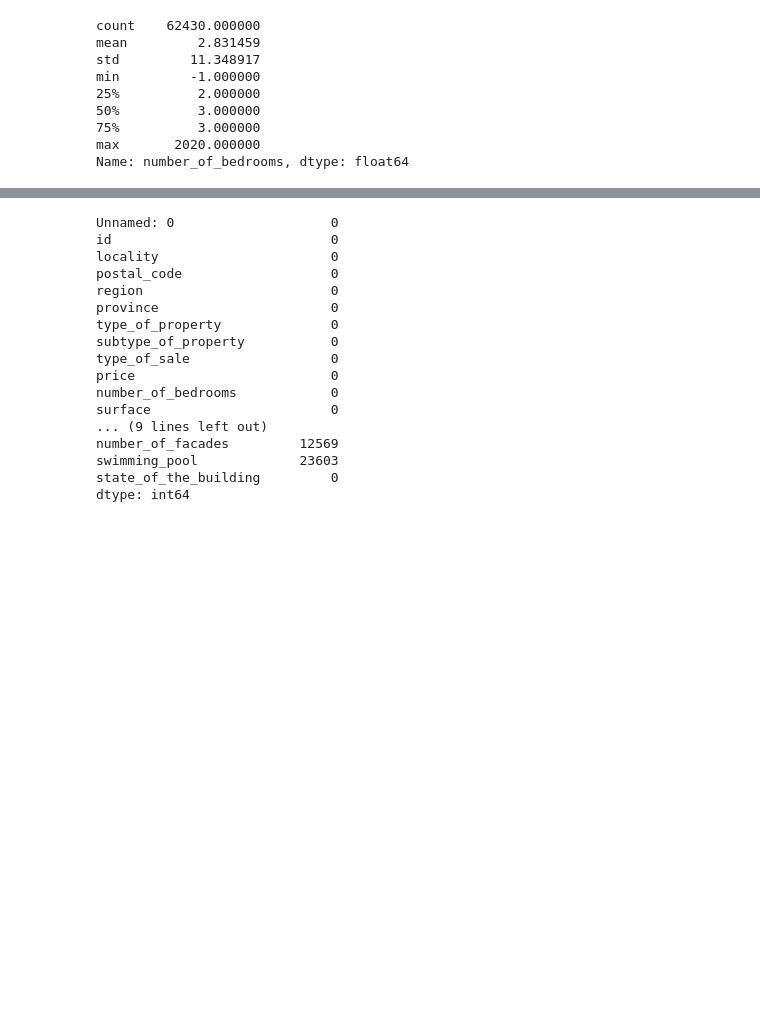
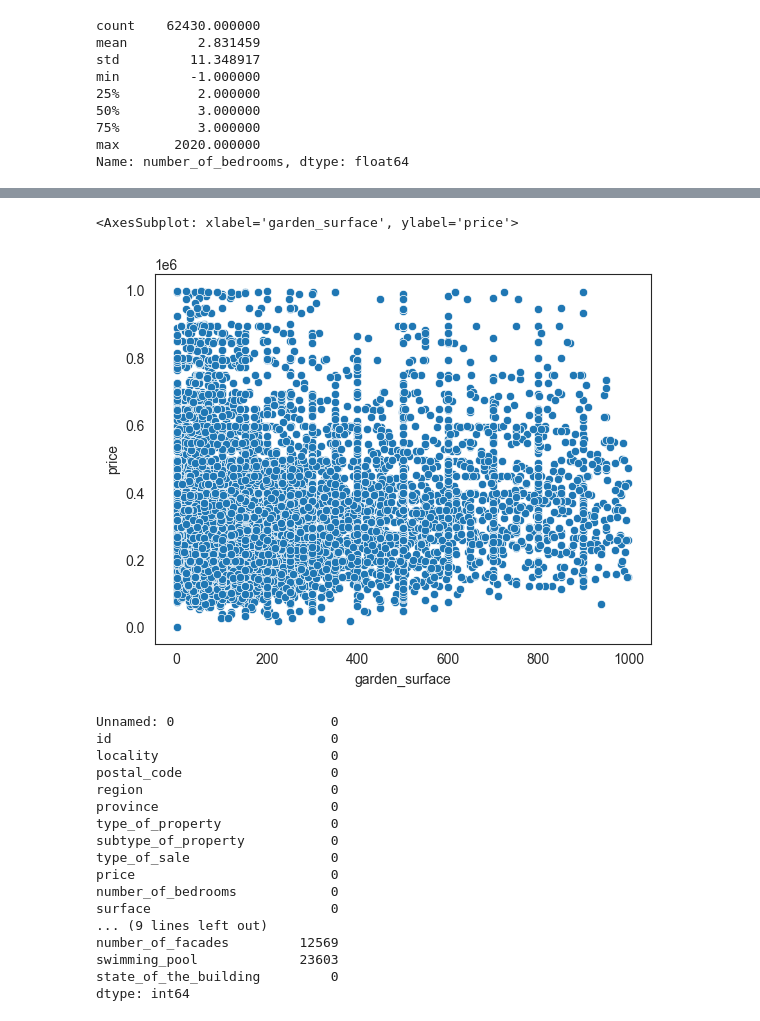
Before and after one commit to tanialemos/data-ML-old, a Jupyter notebook: Part_three_scraping.ipynb, the cells around one changed output, grey strips where cells are left out. Saved outputs shown, nothing was run; the diff lists cells and outputs as text; code cells hidden in the pictures; blank space fills up the shorter version.

```diff
--- a/Part_three_scraping.ipynb
+++ b/Part_three_scraping.ipynb
@@ -90,0 +133,6 @@ dtype: float64
+# %%
+# do the analysis to check if the price of appartment fluctuate with terrace surface
+random_df_app = random_df[["garden", "price", "surface", "type_of_property", "garden_surface"]][random_df["type_of_property"]=="HOUSE"]
+random_df_app = random_df_app["garden"].replace(NaN, 0)
+random_df_app = random_df[["garden", "price", "surface", "type_of_property", "garden_surface"]][random_df["type_of_property"]=="HOUSE"][random_df["garden"]==1][random_df["garden_surface"]<1000][random_df["price"]<1000000]
+give_info(random_df_app)
@@ -91,2 +146,9 @@ dtype: float64
+# %%
+import matplotlib.pyplot as plt
+
+sb.scatterplot(data=random_df_app, x = "garden_surface", y = "price")
+# %% [output]
+<AxesSubplot: xlabel='garden_surface', ylabel='price'>
+[figure, added]
 # %%
 #drop rows for essential features
```
Also changed, not shown: parts of 11 cells of this notebook, 1 other file.
